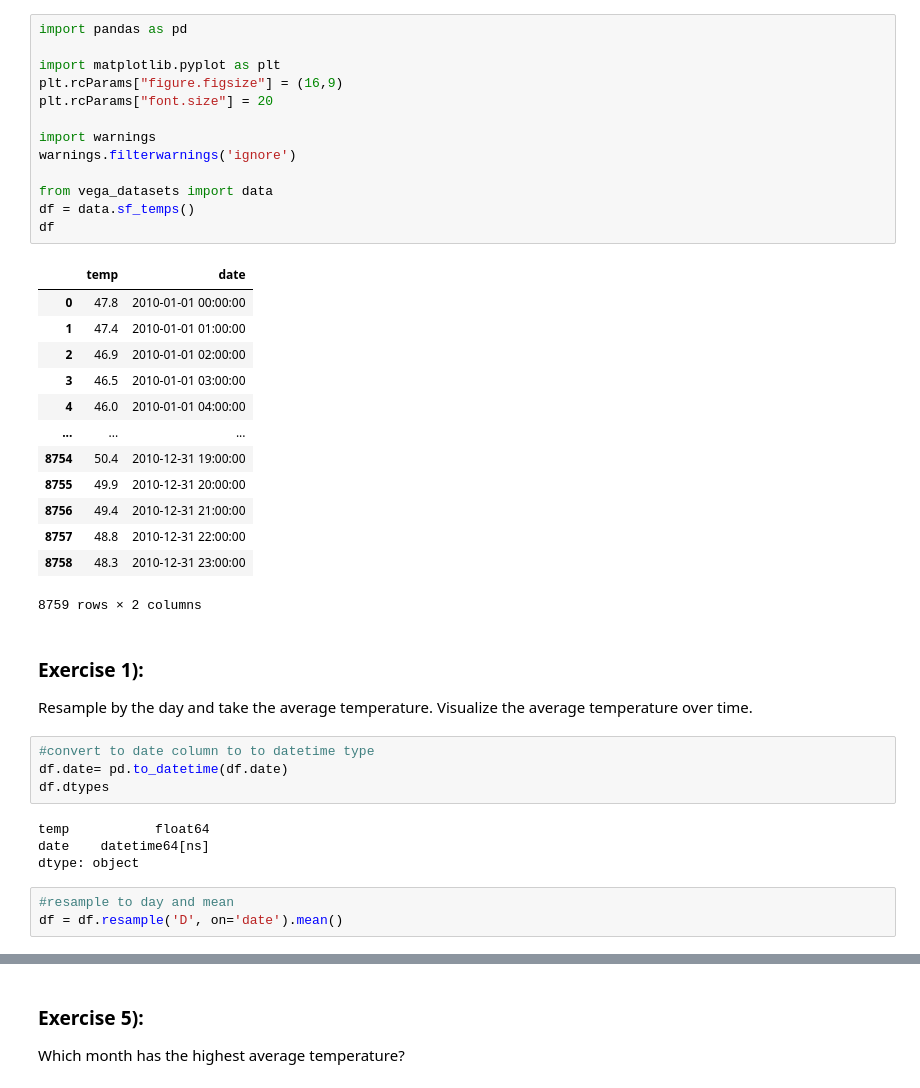
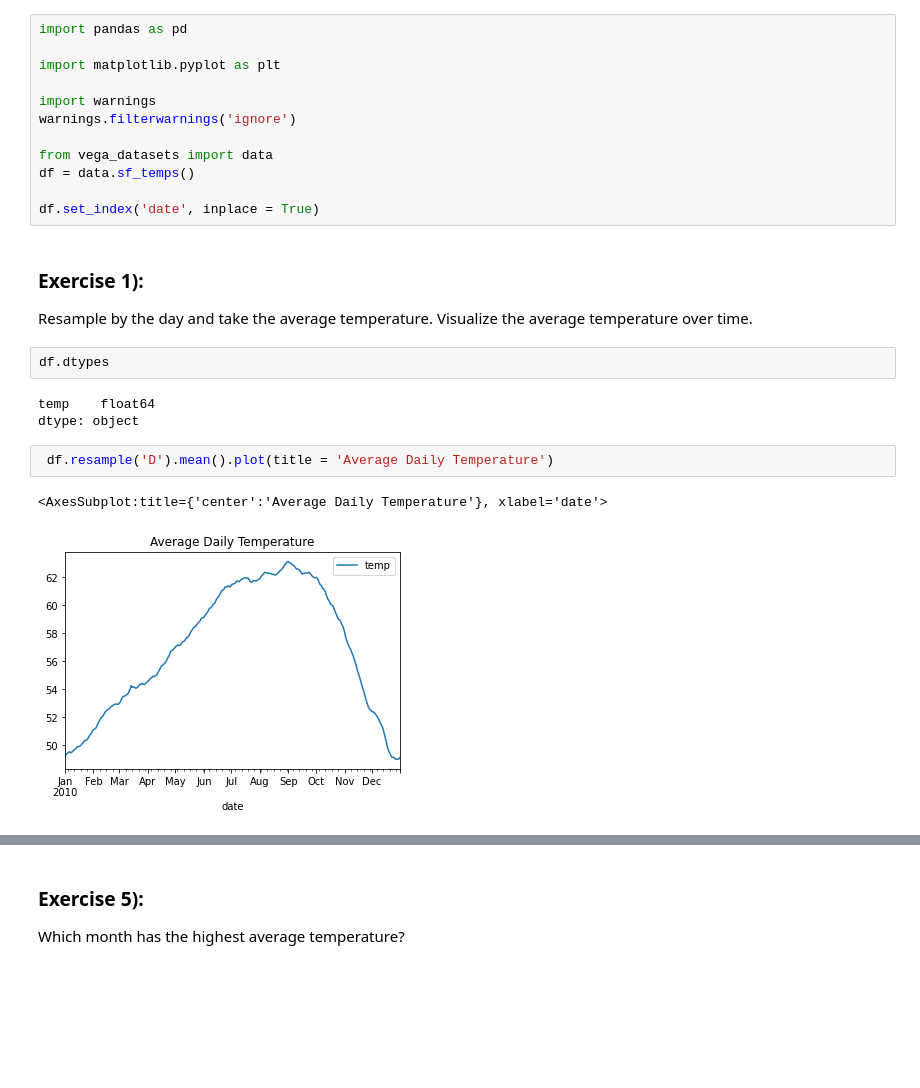
Before and after one commit to jeneyring/time-series-exercises, a Jupyter notebook: working_with_time_series_exercises.ipynb, the cells around one changed output, grey strips where cells are left out. Drawn from its saved outputs; the diff is of its cells as text; blank space fills up the shorter version.

```diff
--- a/working_with_time_series_exercises.ipynb
+++ b/working_with_time_series_exercises.ipynb
@@ -2,40 +2,24 @@
 import pandas as pd
 
 import matplotlib.pyplot as plt
-plt.rcParams["figure.figsize"] = (16,9)
-plt.rcParams["font.size"] = 20
 
 import warnings
 warnings.filterwarnings('ignore')
 
 from vega_datasets import data
 df = data.sf_temps()
-df
+
+df.set_index('date', inplace = True)
-# %% [output]
-|  | temp | date |
-| 0 | 47.8 | 2010-01-01 00:00:00 |
-| 1 | 47.4 | 2010-01-01 01:00:00 |
-| 2 | 46.9 | 2010-01-01 02:00:00 |
-| 3 | 46.5 | 2010-01-01 03:00:00 |
-| 4 | 46.0 | 2010-01-01 04:00:00 |
-| ... | ... | ... |
-| 8754 | 50.4 | 2010-12-31 19:00:00 |
-| 8755 | 49.9 | 2010-12-31 20:00:00 |
-| 8756 | 49.4 | 2010-12-31 21:00:00 |
-| 8757 | 48.8 | 2010-12-31 22:00:00 |
-| 8758 | 48.3 | 2010-12-31 23:00:00 |
-8759 rows × 2 columns
 # %% [markdown]
 ### Exercise 1):
 Resample by the day and take the average temperature. Visualize the average temperature over time.
-# %%
-#convert to date column to to datetime type
-df.date= pd.to_datetime(df.date)
-df.dtypes
-# %% [output]
-temp           float64
-date    datetime64[ns]
-dtype: object
-# %%
-#resample to day and mean
-df = df.resample('D', on='date').mean()
+# %%
+df.dtypes
+# %% [output]
+temp    float64
+dtype: object
+# %%
+ df.resample('D').mean().plot(title = 'Average Daily Temperature')
+# %% [output]
+<AxesSubplot:title={'center':'Average Daily Temperature'}, xlabel='date'>
+[figure, added]
```
Also changed, not shown: parts of 71 cells of this notebook.
